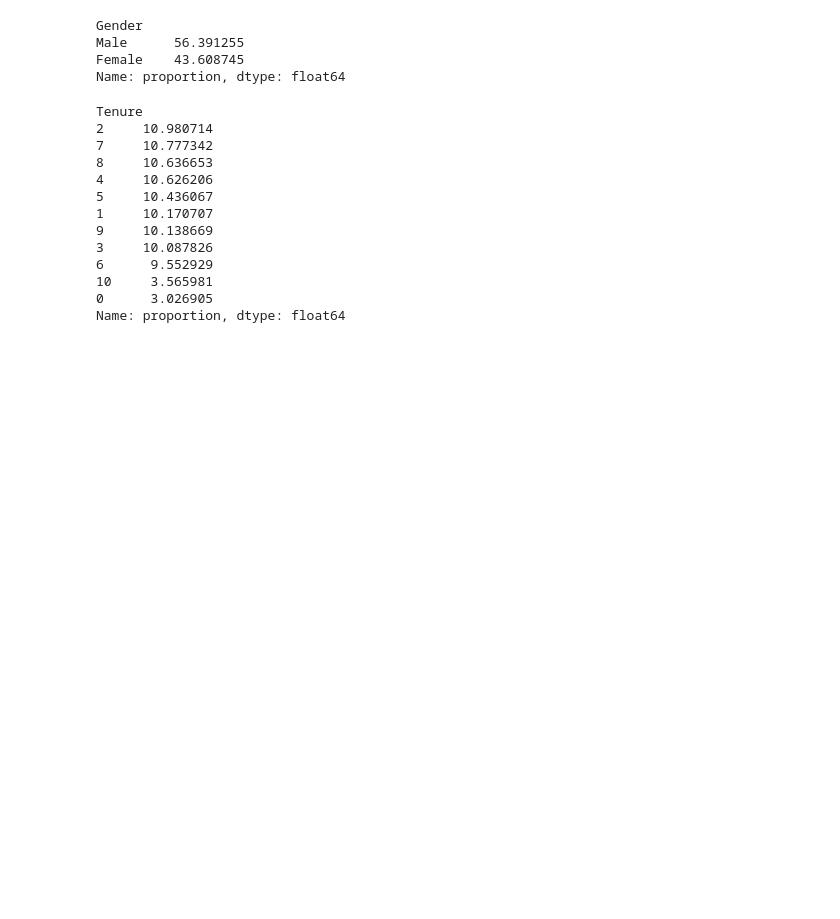
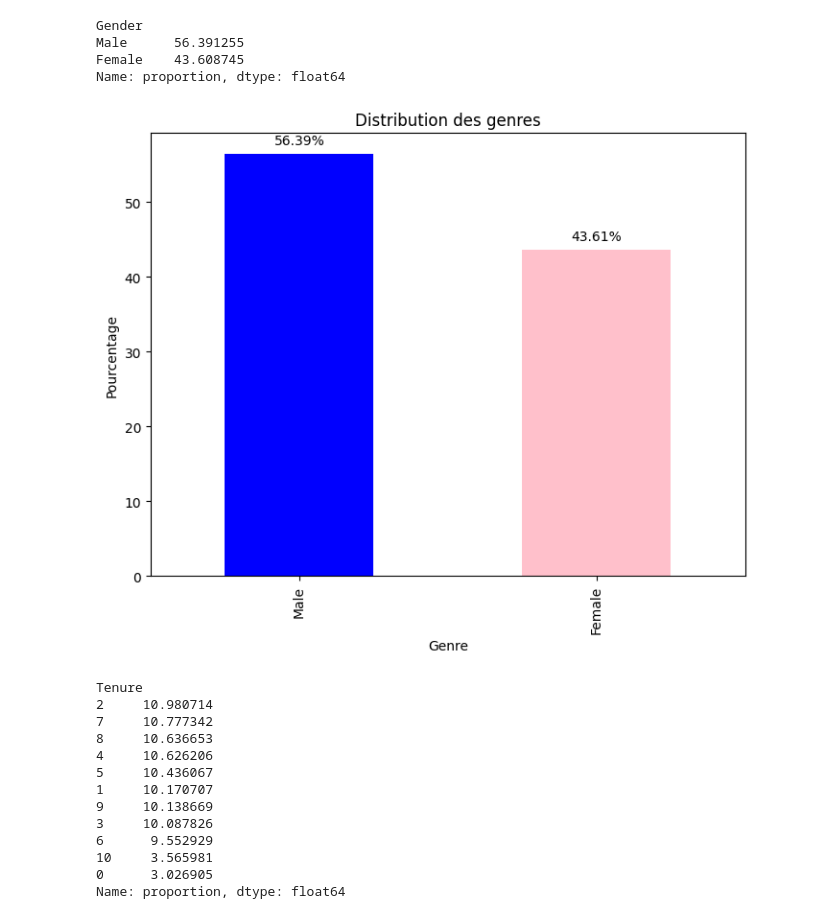
Before and after one commit to lathiam/projet-de-classification, a Jupyter notebook: Analyse.ipynb, the cells around one changed output. Cells and saved outputs as stored; diff of their text form; code cells hidden in the pictures; blank space fills up the shorter version.

```diff
--- a/Analyse.ipynb
+++ b/Analyse.ipynb
@@ -101,6 +128,21 @@ Gender
 Male      56.391255
 Female    43.608745
 Name: proportion, dtype: float64
+# %%
+plt.figure(figsize=(8, 6))
+ax = Gender_counts.plot(kind='bar', color=['blue', 'pink'])
+plt.title('Distribution des genres')
+plt.xlabel('Genre')
+plt.ylabel('Pourcentage')
+
+# Ajouter les pourcentages sur les barres
+for p in ax.patches:
+    ax.annotate(f'{p.get_height():.2f}%', (p.get_x() + p.get_width() / 2., p.get_height()),
+                ha='center', va='center', xytext=(0, 10), textcoords='offset points')
+
+plt.show()
+# %% [output]
+[figure, added]
 # %%
 df['Tenure'].value_counts()
 tenure_counts = df['Tenure'].value_counts(normalize=True) * 100
```
Also changed, not shown: parts of 5 cells of this notebook.
